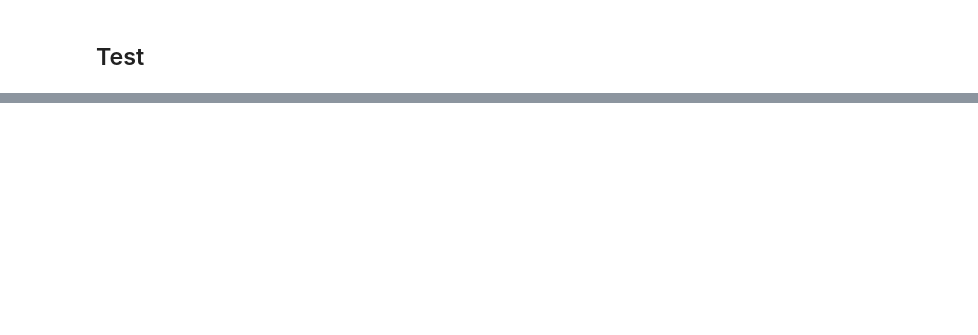
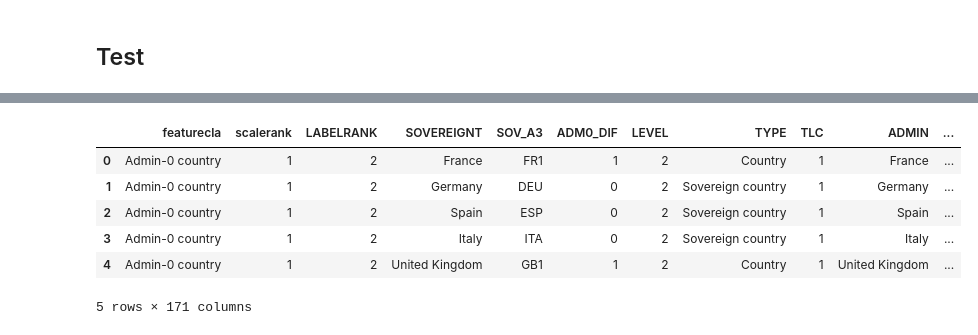
Before and after one commit to zenodea/MCMC_parameter_estimation, a Jupyter notebook: Data Analysis/europe_graph.ipynb, the cells around one changed output, grey strips where cells are left out. Drawn from its saved outputs; the diff is of its cells as text; code cells hidden in the pictures; blank space fills up the shorter version.

```diff
--- a/Data Analysis/europe_graph.ipynb
+++ b/Data Analysis/europe_graph.ipynb
@@ -72,0 +74,15 @@ ax.set_ylim(30, 70)
+# %%
+# General Information
+country_list = ['France','Germany','Italy','Spain','United Kingdom']
+col = "Example"
+map_df = geo_df[geo_df['NAME'].isin(country_list)]
+map_df = map_df.merge(df, on=['SOVEREIGNT'])
+map_df
+# %% [output]
+|  | featurecla | scalerank | LABELRANK | SOVEREIGNT | SOV_A3 | ADM0_DIF | LEVEL | TYPE | TLC | ADMIN | ... |
+| 0 | Admin-0 country | 1 | 2 | France | FR1 | 1 | 2 | Country | 1 | France | ... |
+| 1 | Admin-0 country | 1 | 2 | Germany | DEU | 0 | 2 | Sovereign country | 1 | Germany | ... |
+| 2 | Admin-0 country | 1 | 2 | Spain | ESP | 0 | 2 | Sovereign country | 1 | Spain | ... |
+| 3 | Admin-0 country | 1 | 2 | Italy | ITA | 0 | 2 | Sovereign country | 1 | Italy | ... |
+| 4 | Admin-0 country | 1 | 2 | United Kingdom | GB1 | 1 | 2 | Country | 1 | United Kingdom | ... |
+5 rows × 171 columns
```
Also changed, not shown: parts of 7 cells of this notebook, 11 other files.
